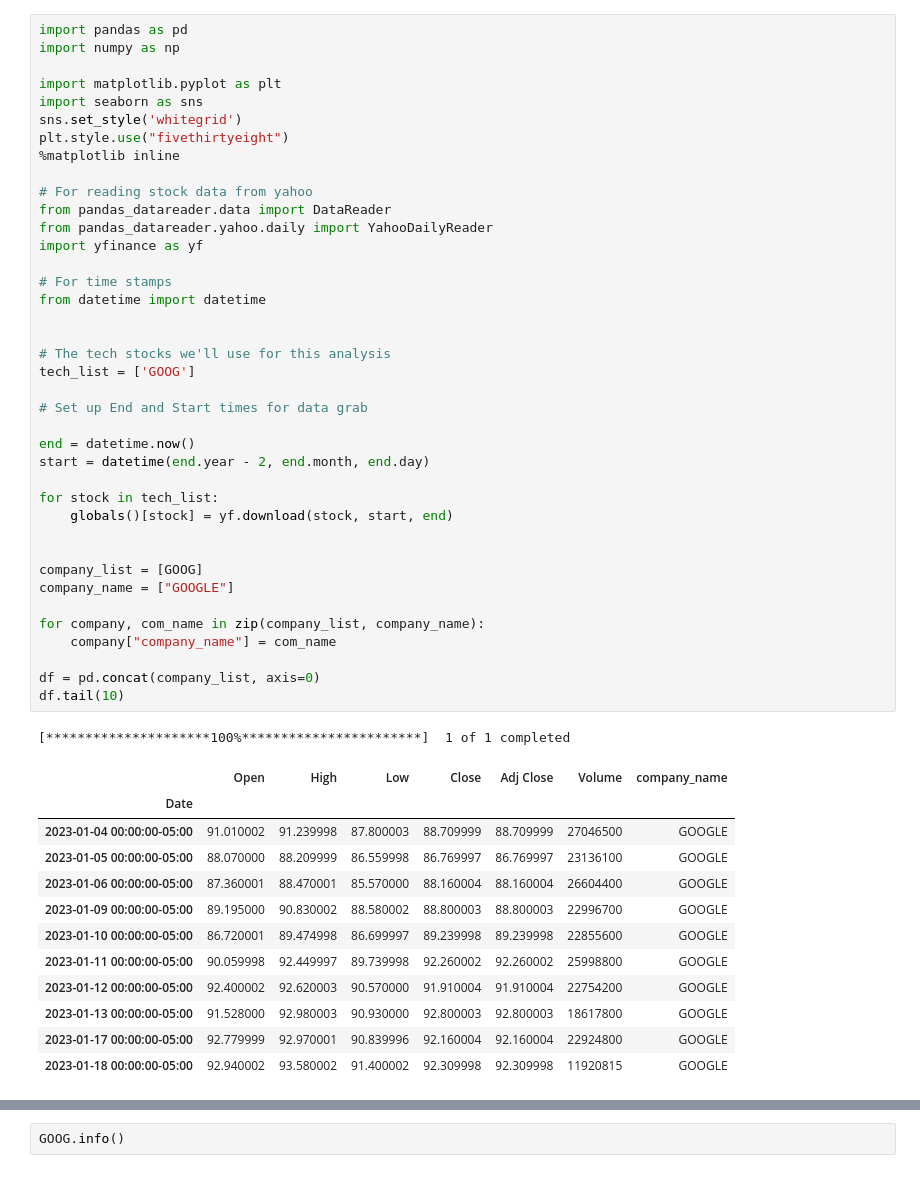
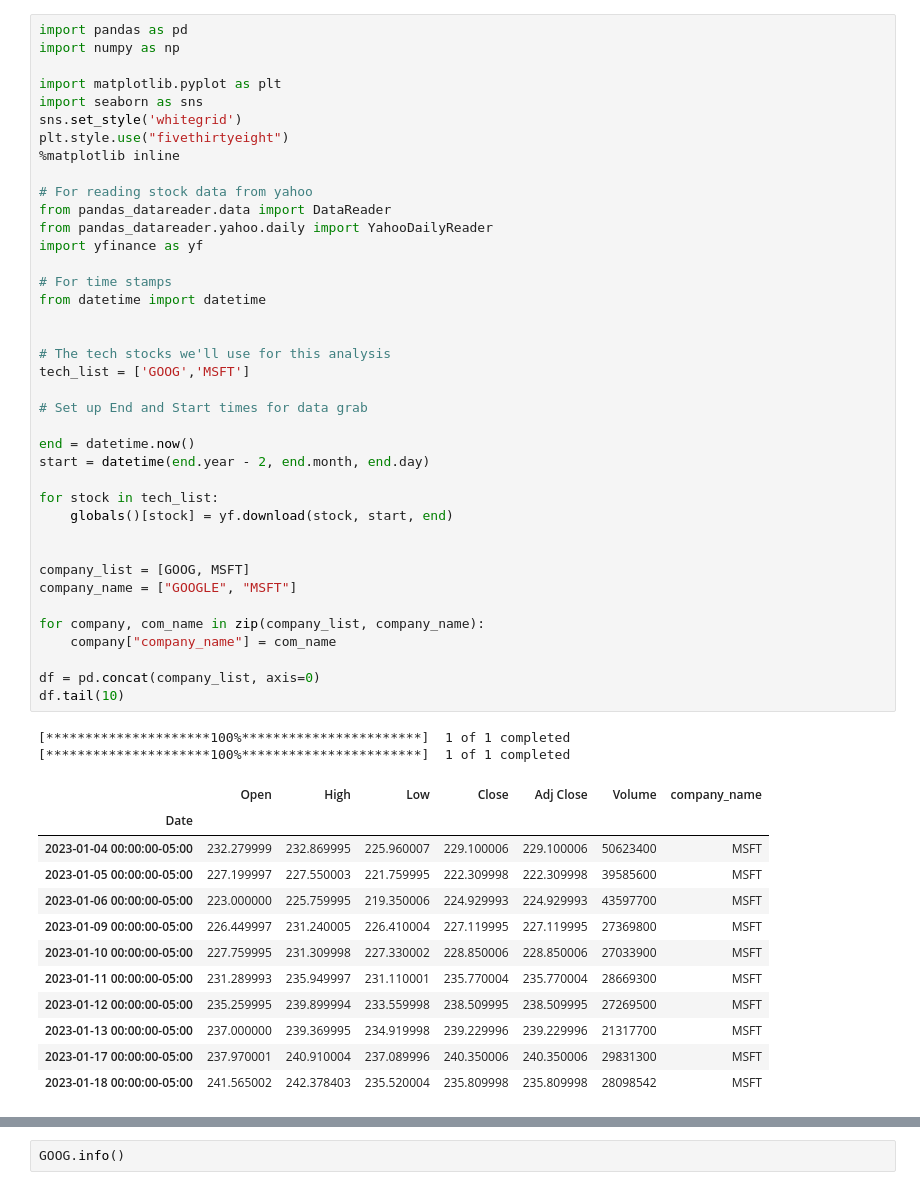
Before and after one commit to st4eve/CV_RNN, a Jupyter notebook: Data_Preperation.ipynb, the cells around one changed output, grey strips where cells are left out. Cells and saved outputs as stored; diff of their text form.

```diff
--- a/Data_Preperation.ipynb
+++ b/Data_Preperation.ipynb
@@ -11,46 +11,47 @@ plt.style.use("fivethirtyeight")
 # For reading stock data from yahoo
 from pandas_datareader.data import DataReader
 from pandas_datareader.yahoo.daily import YahooDailyReader
 import yfinance as yf
 
 # For time stamps
 from datetime import datetime
 
 
 # The tech stocks we'll use for this analysis
-tech_list = ['GOOG']
+tech_list = ['GOOG','MSFT']
 
 # Set up End and Start times for data grab
 
 end = datetime.now()
 start = datetime(end.year - 2, end.month, end.day)
 
 for stock in tech_list:
     globals()[stock] = yf.download(stock, start, end)
 
 
-company_list = [GOOG]
-company_name = ["GOOGLE"]
+company_list = [GOOG, MSFT]
+company_name = ["GOOGLE", "MSFT"]
 
 for company, com_name in zip(company_list, company_name):
     company["company_name"] = com_name
 
 df = pd.concat(company_list, axis=0)
 df.tail(10)
 # %% [output]
 [*********************100%***********************]  1 of 1 completed
+[*********************100%***********************]  1 of 1 completed
 |  | Open | High | Low | Close | Adj Close | Volume | company_name |
 | Date |  |  |  |  |  |  |  |
-| 2023-01-04 00:00:00-05:00 | 91.010002 | 91.239998 | 87.800003 | 88.709999 | 88.709999 | 27046500 | GOOGLE |
-| 2023-01-05 00:00:00-05:00 | 88.070000 | 88.209999 | 86.559998 | 86.769997 | 86.769997 | 23136100 | GOOGLE |
-| 2023-01-06 00:00:00-05:00 | 87.360001 | 88.470001 | 85.570000 | 88.160004 | 88.160004 | 26604400 | GOOGLE |
-| 2023-01-09 00:00:00-05:00 | 89.195000 | 90.830002 | 88.580002 | 88.800003 | 88.800003 | 22996700 | GOOGLE |
-| 2023-01-10 00:00:00-05:00 | 86.720001 | 89.474998 | 86.699997 | 89.239998 | 89.239998 | 22855600 | GOOGLE |
-| 2023-01-11 00:00:00-05:00 | 90.059998 | 92.449997 | 89.739998 | 92.260002 | 92.260002 | 25998800 | GOOGLE |
-| 2023-01-12 00:00:00-05:00 | 92.400002 | 92.620003 | 90.570000 | 91.910004 | 91.910004 | 22754200 | GOOGLE |
-| 2023-01-13 00:00:00-05:00 | 91.528000 | 92.980003 | 90.930000 | 92.800003 | 92.800003 | 18617800 | GOOGLE |
-| 2023-01-17 00:00:00-05:00 | 92.779999 | 92.970001 | 90.839996 | 92.160004 | 92.160004 | 22924800 | GOOGLE |
-| 2023-01-18 00:00:00-05:00 | 92.940002 | 93.580002 | 91.400002 | 92.309998 | 92.309998 | 11920815 | GOOGLE |
+| 2023-01-04 00:00:00-05:00 | 232.279999 | 232.869995 | 225.960007 | 229.100006 | 229.100006 | 50623400 | MSFT |
+| 2023-01-05 00:00:00-05:00 | 227.199997 | 227.550003 | 221.759995 | 222.309998 | 222.309998 | 39585600 | MSFT |
+| 2023-01-06 00:00:00-05:00 | 223.000000 | 225.759995 | 219.350006 | 224.929993 | 224.929993 | 43597700 | MSFT |
+| 2023-01-09 00:00:00-05:00 | 226.449997 | 231.240005 | 226.410004 | 227.119995 | 227.119995 | 27369800 | MSFT |
+| 2023-01-10 00:00:00-05:00 | 227.759995 | 231.309998 | 227.330002 | 228.850006 | 228.850006 | 27033900 | MSFT |
+| 2023-01-11 00:00:00-05:00 | 231.289993 | 235.949997 | 231.110001 | 235.770004 | 235.770004 | 28669300 | MSFT |
+| 2023-01-12 00:00:00-05:00 | 235.259995 | 239.899994 | 233.559998 | 238.509995 | 238.509995 | 27269500 | MSFT |
+| 2023-01-13 00:00:00-05:00 | 237.000000 | 239.369995 | 234.919998 | 239.229996 | 239.229996 | 21317700 | MSFT |
+| 2023-01-17 00:00:00-05:00 | 237.970001 | 240.910004 | 237.089996 | 240.350006 | 240.350006 | 29831300 | MSFT |
+| 2023-01-18 00:00:00-05:00 | 241.565002 | 242.378403 | 235.520004 | 235.809998 | 235.809998 | 28098542 | MSFT |
 # %%
 GOOG.describe()
 # %% [output]
```
Also changed, not shown: parts of 12 cells of this notebook.
